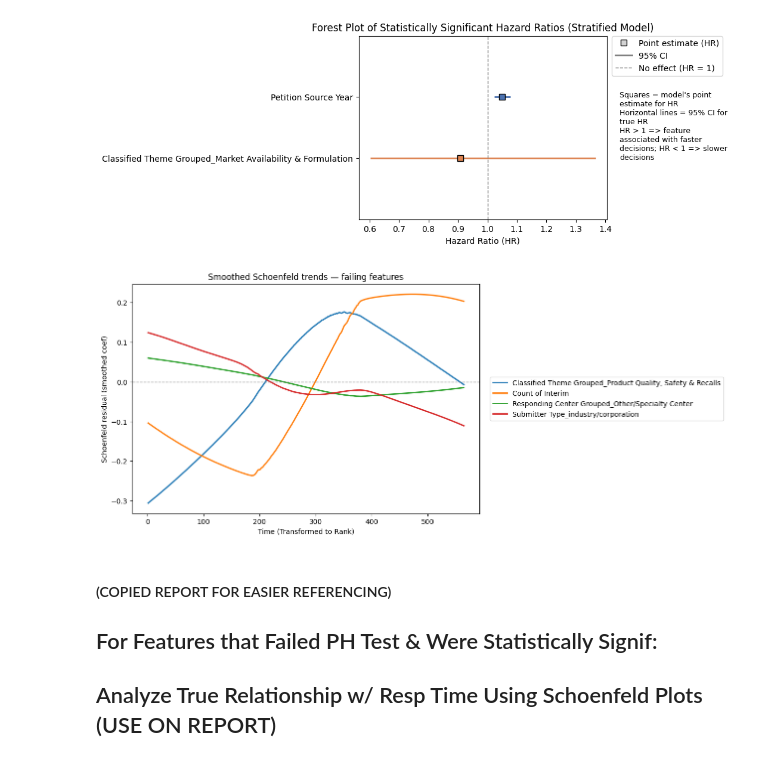
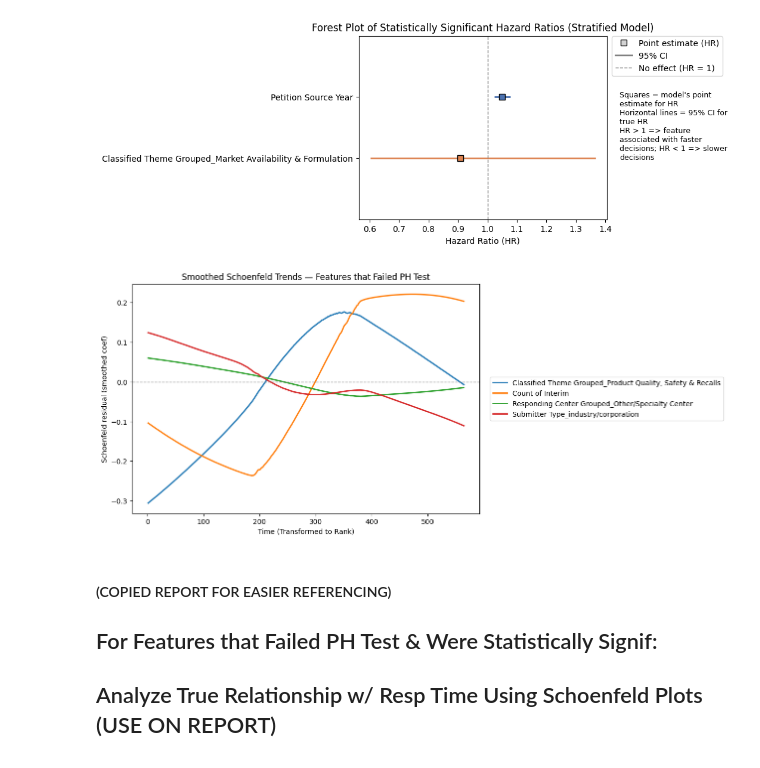
Before and after one commit to aanht/ucb-fda-citizen-project, a Jupyter notebook: all_years_eda_modeling/visuals_and_modeling.ipynb, the cells around one changed output. Drawn from its saved outputs; the diff is of its cells as text; code cells hidden in the pictures.

```diff
--- a/all_years_eda_modeling/visuals_and_modeling.ipynb
+++ b/all_years_eda_modeling/visuals_and_modeling.ipynb
@@ -962,35 +962,35 @@ for feat in features_to_plot:
     x_s = x[order]
     y_s = y[order]
 
     if _use_lowess:
         # use same LOWESS smoothing parameter lifelines uses (typical choice ~0.66)
         frac = 0.66
         sm = lowess(y_s, x_s, frac=frac, return_sorted=True)
         x_grid, y_grid = sm[:, 0], sm[:, 1]
         # center the smoothed curve so its mean = 0 (lifelines centers plots)
         y_grid = y_grid - np.nanmean(y_grid)
     else:
         # gaussian fallback: smooth the y after sorting
         sigma = max(1, int(len(y_s) * 0.02))
         y_grid = gaussian_filter1d(y_s, sigma=sigma)
         x_grid = x_s
         y_grid = y_grid - np.nanmean(y_grid)
 
     curves[feat] = (x_grid, y_grid)
 
 # combined plot
 import matplotlib.pyplot as plt
 plt.figure(figsize=(9, 6))
 for feat, (xg, yg) in curves.items():
     plt.plot(xg, yg, lw=2, label=feat)
 plt.axhline(0, color="gray", linestyle="--", linewidth=1)
 plt.xlabel("Time (Transformed to Rank)")
 plt.ylabel("Schoenfeld residual (smoothed coef)")
-plt.title("Smoothed Schoenfeld trends — failing features")
+plt.title("Smoothed Schoenfeld Trends — Features that Failed PH Test")
 plt.legend(loc="center left", bbox_to_anchor=(1.02, 0.5))
 plt.show()
 # %% [output]
-[figure, old version]
+[figure, new version]
 # %% [markdown]
 #### (COPIED REPORT FOR EASIER REFERENCING)
 ## For Features that Failed PH Test & Were Statistically Signif:
```
